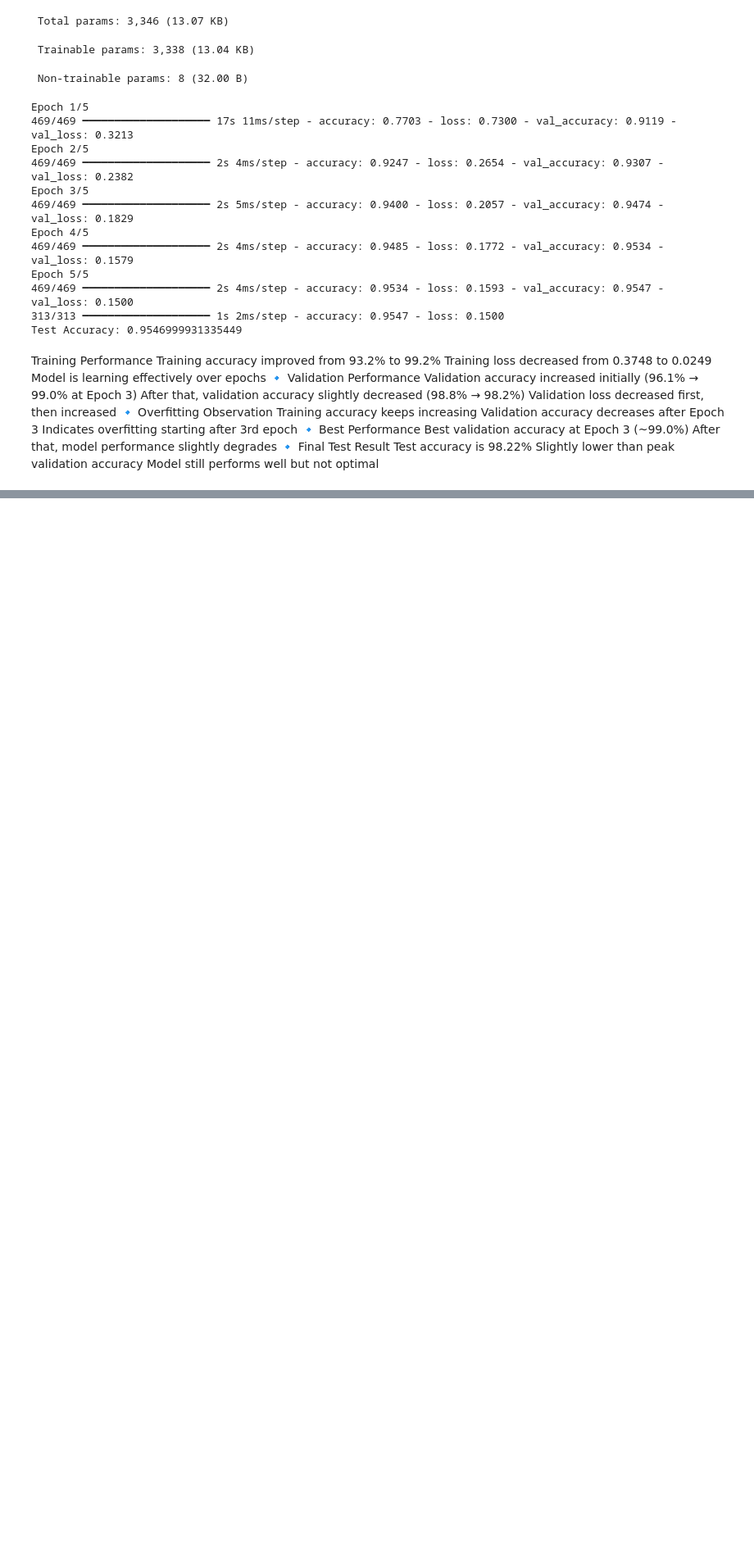
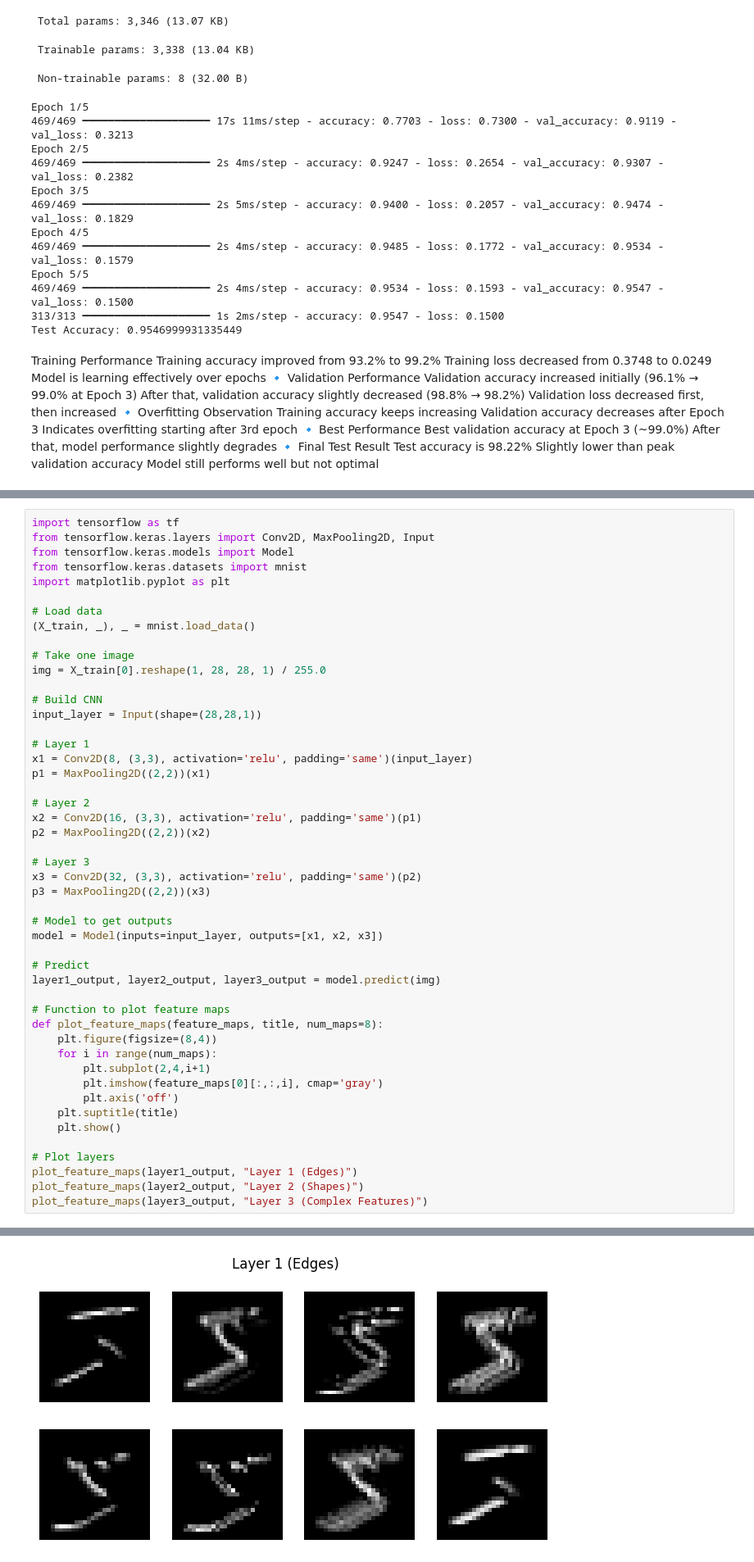
Before and after one commit to naveen-ramavath/Deep-Learning, a Jupyter notebook: dl.ipynb, the cells around one changed output, grey strips where cells are left out. Shown at 82% size. Drawn from its saved outputs; the diff is of its cells as text; blank space fills up the shorter version.

```diff
--- a/dl.ipynb
+++ b/dl.ipynb
@@ -2096,0 +2162,49 @@ Model still performs well but not optimal
+# %%
+import tensorflow as tf
+from tensorflow.keras.layers import Conv2D, MaxPooling2D, Input
+from tensorflow.keras.models import Model
+from tensorflow.keras.datasets import mnist
+import matplotlib.pyplot as plt
+
+# Load data
+(X_train, _), _ = mnist.load_data()
+
+# Take one image
+img = X_train[0].reshape(1, 28, 28, 1) / 255.0
+
+# Build CNN
+input_layer = Input(shape=(28,28,1))
+
+# Layer 1
+x1 = Conv2D(8, (3,3), activation='relu', padding='same')(input_layer)
+p1 = MaxPooling2D((2,2))(x1)
+
+# Layer 2
+x2 = Conv2D(16, (3,3), activation='relu', padding='same')(p1)
+p2 = MaxPooling2D((2,2))(x2)
+
+# Layer 3
+x3 = Conv2D(32, (3,3), activation='relu', padding='same')(p2)
+p3 = MaxPooling2D((2,2))(x3)
+
+# Model to get outputs
+model = Model(inputs=input_layer, outputs=[x1, x2, x3])
+
+# Predict
+layer1_output, layer2_output, layer3_output = model.predict(img)
+
+# Function to plot feature maps
+def plot_feature_maps(feature_maps, title, num_maps=8):
+    plt.figure(figsize=(8,4))
+    for i in range(num_maps):
+        plt.subplot(2,4,i+1)
+        plt.imshow(feature_maps[0][:,:,i], cmap='gray')
+        plt.axis('off')
+    plt.suptitle(title)
+    plt.show()
+
+# Plot layers
+plot_feature_maps(layer1_output, "Layer 1 (Edges)")
+plot_feature_maps(layer2_output, "Layer 2 (Shapes)")
+plot_feature_maps(layer3_output, "Layer 3 (Complex Features)")
+# %% [output]
@@ -2096,0 +2213 @@ Model still performs well but not optimal
+[figure, added]
```
Also changed, not shown: parts of 6 cells of this notebook.
